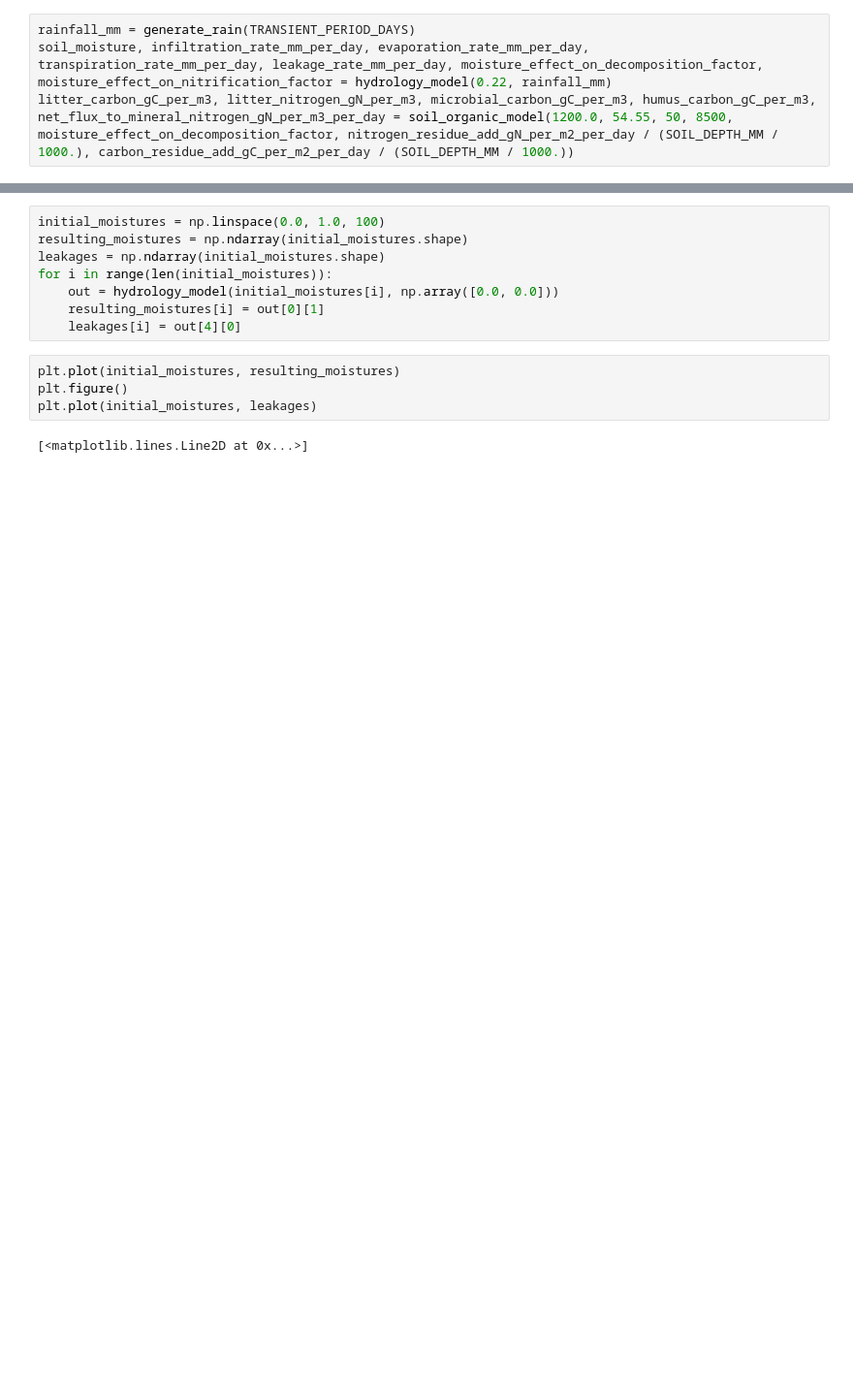
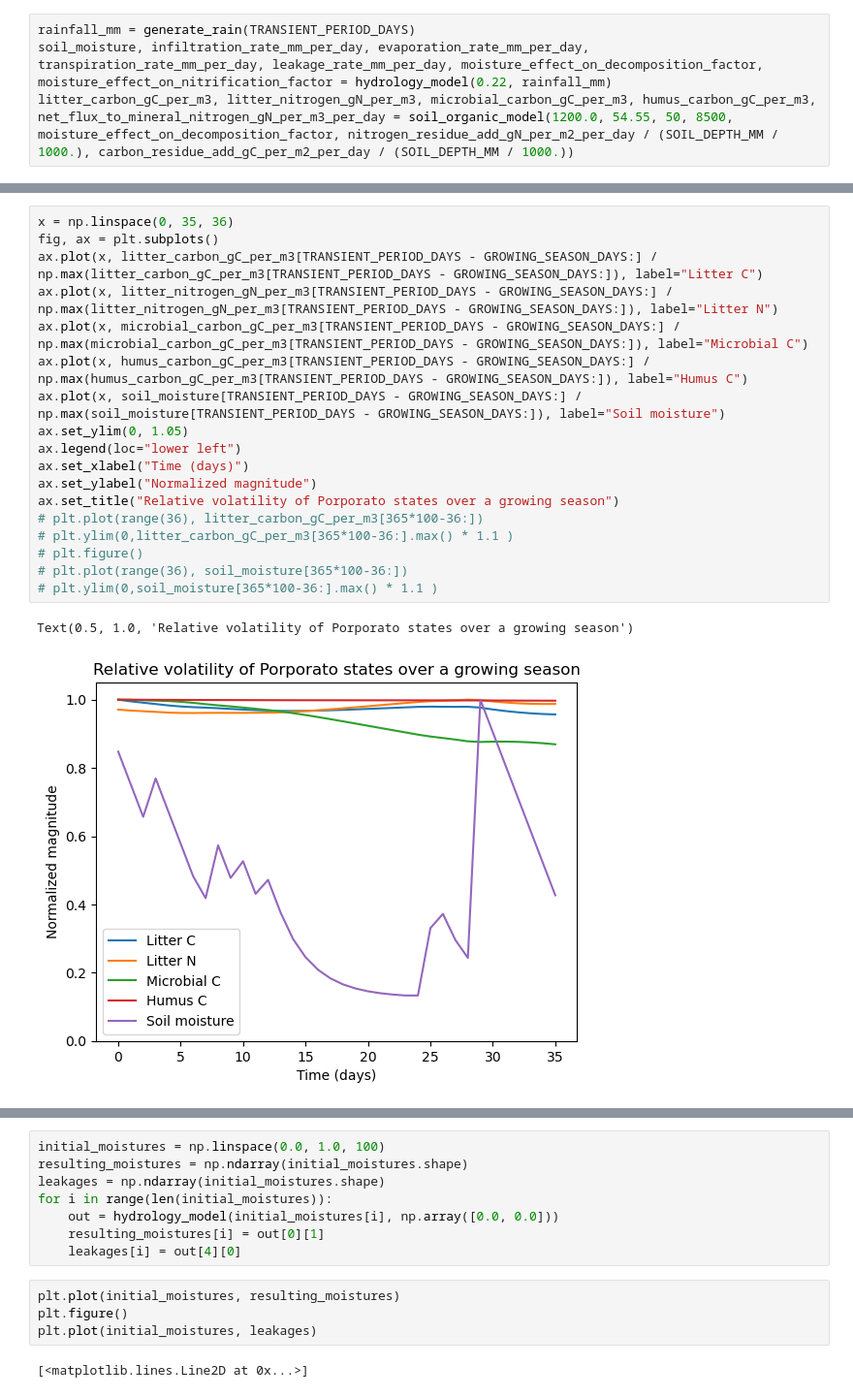
Before and after one commit to ryegleason/Optimal-Crop-Control, a Jupyter notebook: PorporatoCharacterization.ipynb, the cells around one changed output, grey strips where cells are left out. Shown at 97% size. Drawn from its saved outputs; the diff is of its cells as text; blank space fills up the shorter version.

```diff
--- a/PorporatoCharacterization.ipynb
+++ b/PorporatoCharacterization.ipynb
@@ -55,3 +101,24 @@ Text(0.5, 1.0, 'Flux to mineral nitrogen')
+# %%
+x = np.linspace(0, 35, 36)
+fig, ax = plt.subplots()
+ax.plot(x, litter_carbon_gC_per_m3[TRANSIENT_PERIOD_DAYS - GROWING_SEASON_DAYS:] / np.max(litter_carbon_gC_per_m3[TRANSIENT_PERIOD_DAYS - GROWING_SEASON_DAYS:]), label="Litter C")
+ax.plot(x, litter_nitrogen_gN_per_m3[TRANSIENT_PERIOD_DAYS - GROWING_SEASON_DAYS:] / np.max(litter_nitrogen_gN_per_m3[TRANSIENT_PERIOD_DAYS - GROWING_SEASON_DAYS:]), label="Litter N")
+ax.plot(x, microbial_carbon_gC_per_m3[TRANSIENT_PERIOD_DAYS - GROWING_SEASON_DAYS:] / np.max(microbial_carbon_gC_per_m3[TRANSIENT_PERIOD_DAYS - GROWING_SEASON_DAYS:]), label="Microbial C")
+ax.plot(x, humus_carbon_gC_per_m3[TRANSIENT_PERIOD_DAYS - GROWING_SEASON_DAYS:] / np.max(humus_carbon_gC_per_m3[TRANSIENT_PERIOD_DAYS - GROWING_SEASON_DAYS:]), label="Humus C")
+ax.plot(x, soil_moisture[TRANSIENT_PERIOD_DAYS - GROWING_SEASON_DAYS:] / np.max(soil_moisture[TRANSIENT_PERIOD_DAYS - GROWING_SEASON_DAYS:]), label="Soil moisture")
+ax.set_ylim(0, 1.05)
+ax.legend(loc="lower left")
+ax.set_xlabel("Time (days)")
+ax.set_ylabel("Normalized magnitude")
+ax.set_title("Relative volatility of Porporato states over a growing season")
+# plt.plot(range(36), litter_carbon_gC_per_m3[365*100-36:])
+# plt.ylim(0,litter_carbon_gC_per_m3[365*100-36:].max() * 1.1 )
+# plt.figure()
+# plt.plot(range(36), soil_moisture[365*100-36:])
+# plt.ylim(0,soil_moisture[365*100-36:].max() * 1.1 )
+# %% [output]
+Text(0.5, 1.0, 'Relative volatility of Porporato states over a growing season')
+[figure, added]
 # %%
 planting_days = np.linspace(365 - 40, TRANSIENT_PERIOD_DAYS - 40, int(TRANSIENT_PERIOD_DAYS / 365), dtype=np.uint16)
 plt.plot(planting_days, soil_moisture[365-40::365])
```
Also changed, not shown: parts of 9 cells of this notebook, 6 other files.
